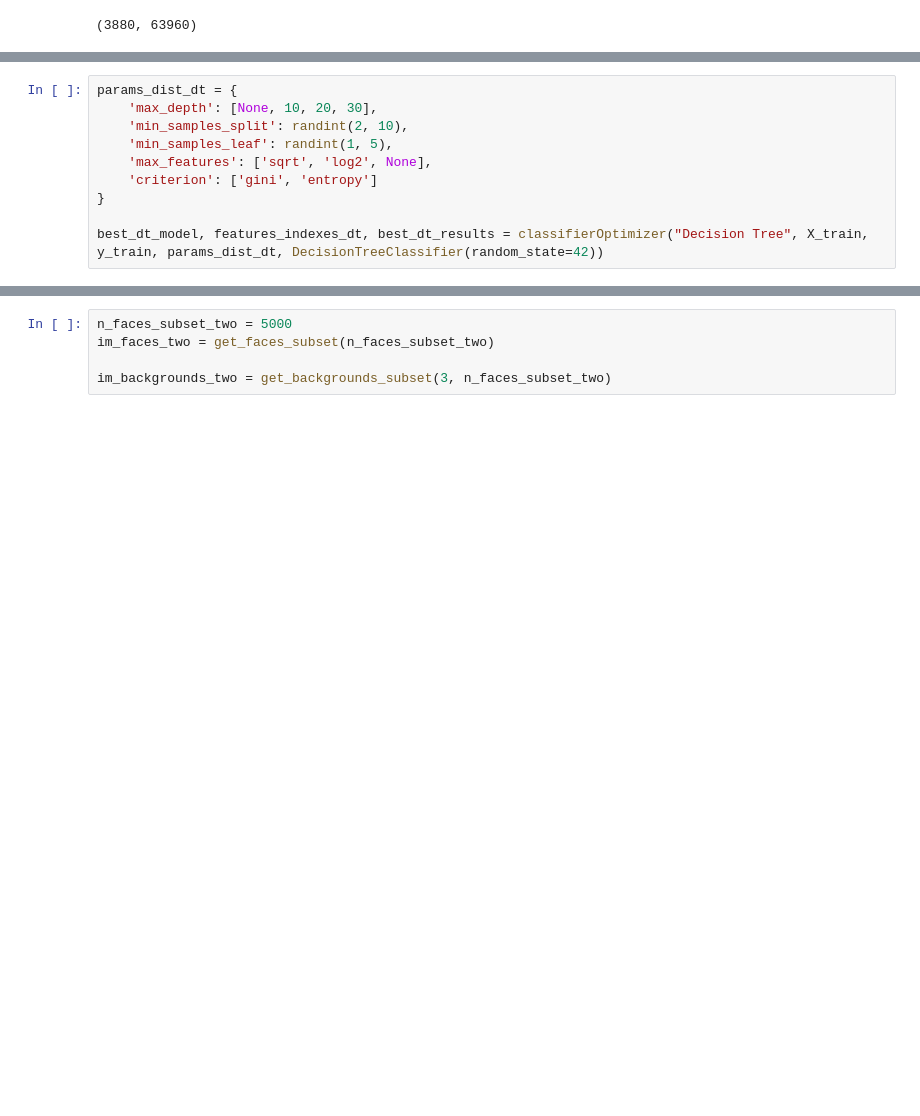
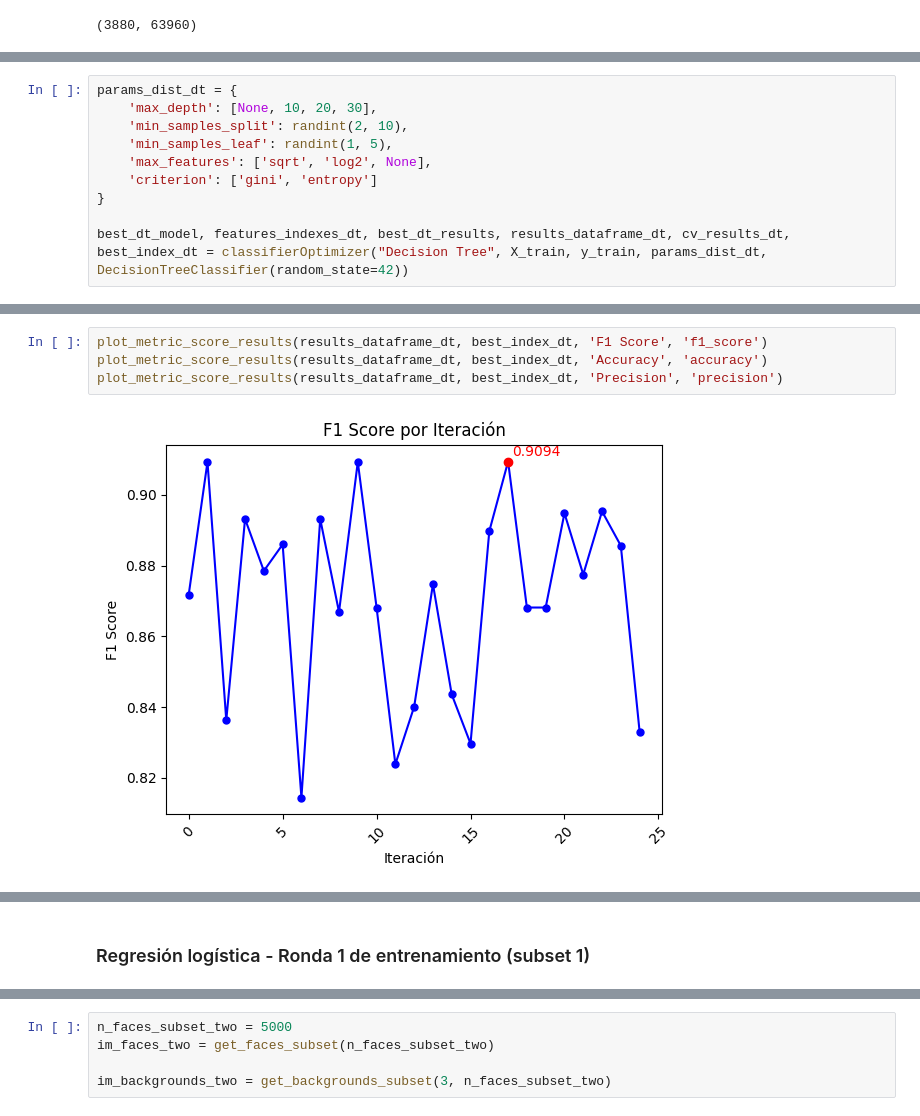
Before and after one commit to SantiagoTonarelli/Obligatorio-Machine-Learning-IA, a Jupyter notebook: Oliva-Severo-Tonarelli-Obligatorio.ipynb, the cells around one changed output, grey strips where cells are left out. Saved outputs shown, nothing was run; the diff lists cells and outputs as text; blank space fills up the shorter version.

```diff
--- a/Oliva-Severo-Tonarelli-Obligatorio.ipynb
+++ b/Oliva-Severo-Tonarelli-Obligatorio.ipynb
@@ -404,6 +490,6 @@ params_dist_dt = {
     'criterion': ['gini', 'entropy']
 }
 
-best_dt_model, features_indexes_dt, best_dt_results = classifierOptimizer("Decision Tree", X_train, y_train, params_dist_dt, DecisionTreeClassifier(random_state=42))
+best_dt_model, features_indexes_dt, best_dt_results, results_dataframe_dt, cv_results_dt, best_index_dt = classifierOptimizer("Decision Tree", X_train, y_train, params_dist_dt, DecisionTreeClassifier(random_state=42))
 # %% [output]
 Fitting 2 folds for each of 25 candidates, totalling 50 fits
@@ -425,0 +528,6 @@ F1 Score (entrenamiento): 0.9047015227838573
+# %%
+plot_metric_score_results(results_dataframe_dt, best_index_dt, 'F1 Score', 'f1_score')
+plot_metric_score_results(results_dataframe_dt, best_index_dt, 'Accuracy', 'accuracy')
+plot_metric_score_results(results_dataframe_dt, best_index_dt, 'Precision', 'precision')
+# %% [output]
+[figure, added]
@@ -426,3 +536,5 @@ F1 Score (entrenamiento): 0.9047015227838573
+# %% [markdown]
+### Regresión logística - Ronda 1 de entrenamiento (subset 1)
 # %%
 params_dist_lr = {
     'loss': ['log_loss'],  # Solo para regresión logística
```
Also changed, not shown: parts of 70 cells of this notebook, 13 other files.
